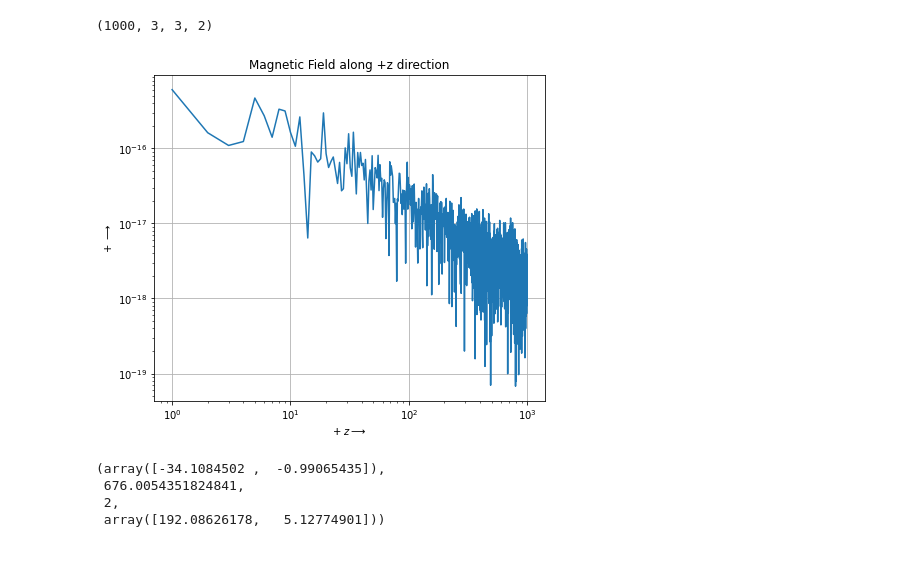
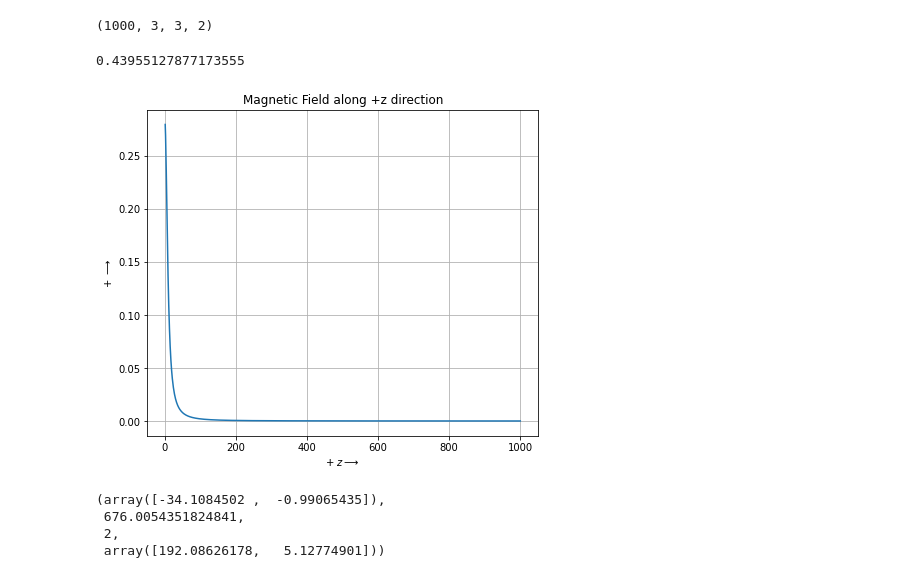
Before and after one commit to shanmukh2607/EE2703, a Jupyter notebook: final/Final.ipynb, the cells around one changed output. Saved outputs shown, nothing was run; the diff lists cells and outputs as text; code cells hidden in the pictures.

```diff
--- a/final/Final.ipynb
+++ b/final/Final.ipynb
@@ -70,4 +107,4 @@ def calc(l):
     y_diff = Y - yl
     distance = np.sqrt(x_diff**2 + y_diff**2 + Z**2)
     distance = distance.reshape((1000,3,3,1))
-    return xl*np.exp(-1j*0.1*distance)*dl_vec[l]/distance/np.sqrt(xl**2 + yl**2)
+    return np.abs(xl)*np.exp(-1j*0.1*distance)*dl_vec[l]/distance/np.sqrt(xl**2 + yl**2)
@@ -95,17 +142,19 @@ A.shape
 B = (A[:,1,2,1] - A[:,1,0,1] + A[:,2,1,0] - A[:,0,1,0])/4
 # %%
 max(abs(B))
+# %% [output]
+0.43955127877173555
 # %%
 y[2]
 # %%
 fig,ax = plt.subplots(figsize=(7,6))
-plt.loglog(z,np.abs(B))
+plt.plot(z,np.abs(B))
 plt.xlabel(r'+ $z\longrightarrow$')
 plt.ylabel(r'+ $\longrightarrow$')
 plt.title('Magnetic Field along +z direction')
 plt.grid()
 # %% [output]
-[figure, old version]
+[figure, new version]
 # %%
 C = np.log(np.abs(B))
 A = np.c_[np.ones(1000),np.log(z)]
```
Also changed, not shown: parts of 8 cells of this notebook, 10 other files.
